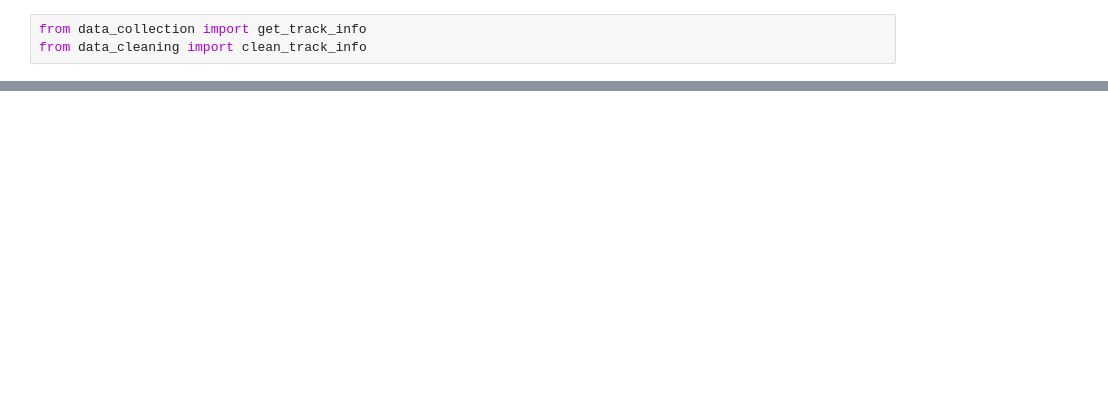
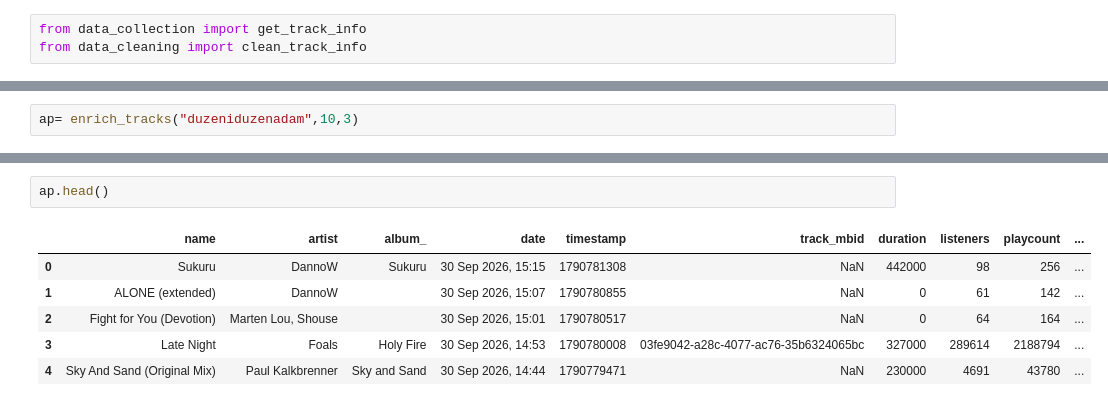
Before and after one commit to HashAlike/Music-Taste-Age, a Jupyter notebook: notebooks/exploration.ipynb, the cells around one changed output, grey strips where cells are left out. Saved outputs shown, nothing was run; the diff lists cells and outputs as text; blank space fills up the shorter version.

```diff
--- a/notebooks/exploration.ipynb
+++ b/notebooks/exploration.ipynb
@@ -229,0 +256,2 @@ af
+# %%
+ap= enrich_tracks("duzeniduzenadam",10,3)
@@ -229,0 +276,9 @@ af
+# %%
+ap.head()
+# %% [output]
+|  | name | artist | album_ | date | timestamp | track_mbid | duration | listeners | playcount | ... |
+| 0 | Sukuru | DannoW | Sukuru | 30 Sep 2026, 15:15 | 1790781308 | NaN | 442000 | 98 | 256 | ... |
+| 1 | ALONE (extended) | DannoW |  | 30 Sep 2026, 15:07 | 1790780855 | NaN | 0 | 61 | 142 | ... |
+| 2 | Fight for You (Devotion) | Marten Lou, Shouse |  | 30 Sep 2026, 15:01 | 1790780517 | NaN | 0 | 64 | 164 | ... |
+| 3 | Late Night | Foals | Holy Fire | 30 Sep 2026, 14:53 | 1790780008 | 03fe9042-a28c-4077-ac76-35b6324065bc | 327000 | 289614 | 2188794 | ... |
+| 4 | Sky And Sand (Original Mix) | Paul Kalkbrenner | Sky and Sand | 30 Sep 2026, 14:44 | 1790779471 | NaN | 230000 | 4691 | 43780 | ... |
```
Also changed, not shown: parts of 21 cells of this notebook, 3 other files.
